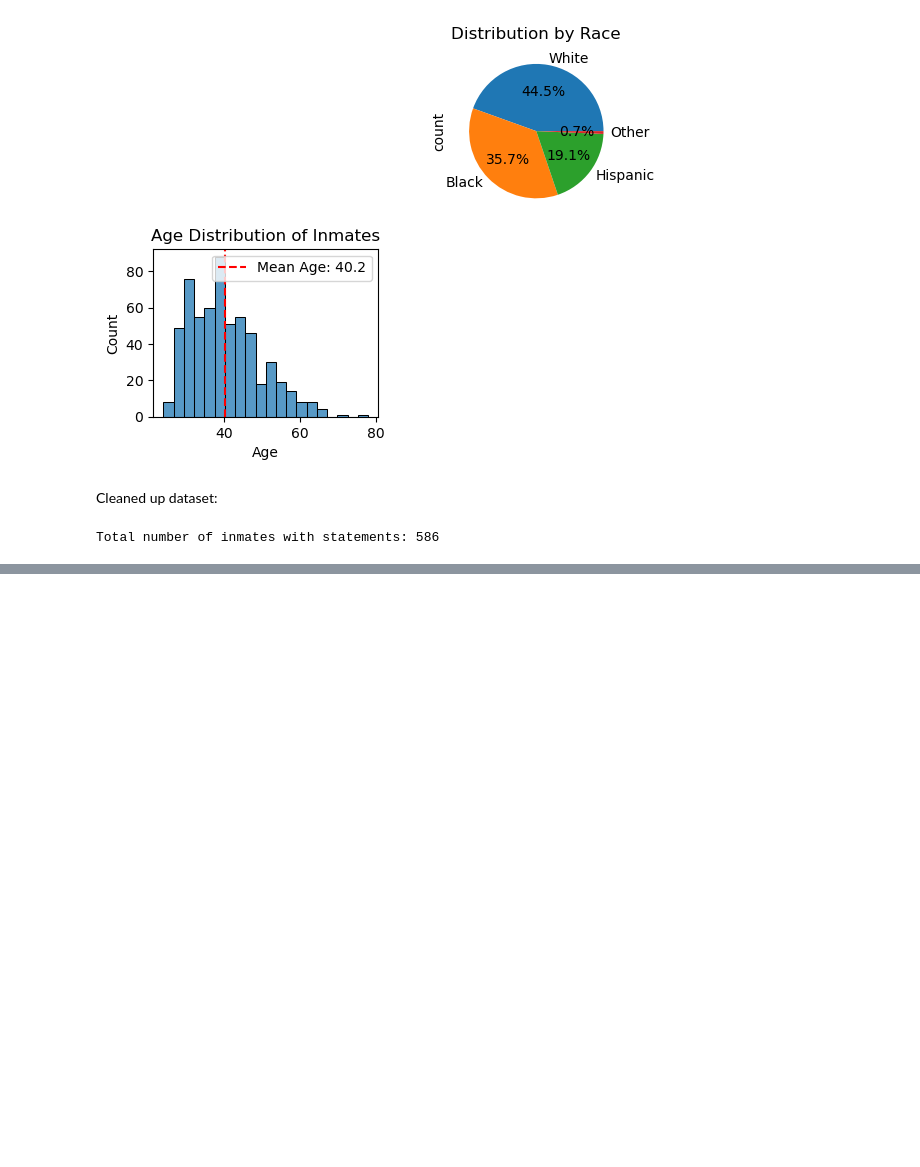
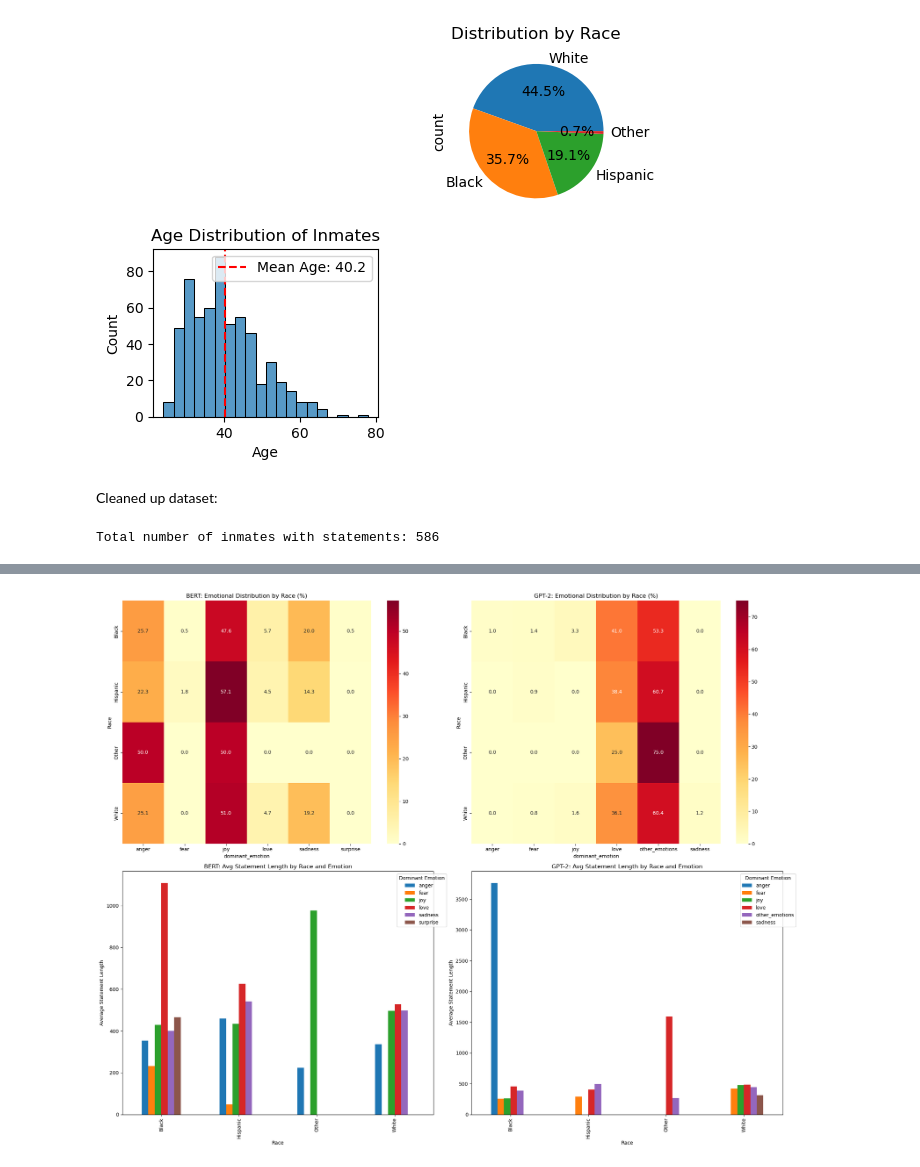
Before and after one commit to chvlsea/info498b-deathrow, a Jupyter notebook: project.ipynb, the cells around one changed output, grey strips where cells are left out. Drawn from its saved outputs; the diff is of its cells as text; code cells hidden in the pictures; blank space fills up the shorter version.

```diff
--- a/project.ipynb
+++ b/project.ipynb
@@ -92,0 +314,93 @@ Total number of inmates with statements: 586
+# %%
+# Analyze emotions by race/ethnicity for both models
+import matplotlib.pyplot as plt
+import seaborn as sns
+import numpy as np
+
+# Create subplots
+fig, ((ax1, ax2), (ax3, ax4)) = plt.subplots(2, 2, figsize=(20, 16))
+
+# 1. Emotion Distribution by Race for BERT
+race_emotion_bert = pd.crosstab(df['Race'], bert_results['dominant_emotion'], normalize='index') * 100
+sns.heatmap(race_emotion_bert, annot=True, fmt='.1f', cmap='YlOrRd', ax=ax1)
+ax1.set_title('BERT: Emotional Distribution by Race (%)')
+ax1.set_ylabel('Race')
+
+# 2. Emotion Distribution by Race for GPT-2
+race_emotion_gpt2 = pd.crosstab(df['Race'], results['dominant_emotion'], normalize='index') * 100
+sns.heatmap(race_emotion_gpt2, annot=True, fmt='.1f', cmap='YlOrRd', ax=ax2)
+ax2.set_title('GPT-2: Emotional Distribution by Race (%)')
+ax2.set_ylabel('Race')
+
+# 3. Average Statement Length by Race and Dominant Emotion
+df['statement_length'] = df['Last Statement'].str.len()
+
+# For BERT
+bert_length_analysis = df.groupby(['Race', bert_results['dominant_emotion']])['statement_length'].mean().unstack()
+bert_length_analysis.plot(kind='bar', ax=ax3)
+ax3.set_title('BERT: Avg Statement Length by Race and Emotion')
+ax3.set_xlabel('Race')
+ax3.set_ylabel('Average Statement Length')
+ax3.legend(title='Dominant Emotion', bbox_to_anchor=(1.05, 1))
+
+# For GPT-2
+gpt2_length_analysis = df.groupby(['Race', results['dominant_emotion']])['statement_length'].mean().unstack()
+gpt2_length_analysis.plot(kind='bar', ax=ax4)
+ax4.set_title('GPT-2: Avg Statement Length by Race and Emotion')
+ax4.set_xlabel('Race')
+ax4.set_ylabel('Average Statement Length')
+ax4.legend(title='Dominant Emotion', bbox_to_anchor=(1.05, 1))
+
+plt.tight_layout()
+plt.show()
+
+# Additional Analysis: Time Series of Emotions by Year
+fig, (ax5, ax6) = plt.subplots(2, 1, figsize=(15, 12))
+
+# Convert execution date to year
+df['Year'] = pd.to_datetime(df['Date']).dt.year
+
+# BERT Emotional trends over time by race
+bert_yearly = pd.crosstab([df['Year'], df['Race']],
+                         bert_results['dominant_emotion'],
+                         normalize='index') * 100
+
+bert_yearly.unstack().plot(marker='o', ax=ax5)
+ax5.set_title('BERT: Emotional Trends Over Time by Race')
+ax5.set_xlabel('Year')
+ax5.set_ylabel('Percentage of Emotions')
+ax5.legend(bbox_to_anchor=(1.05, 1))
+
+# GPT-2 Emotional trends over time by race
+gpt2_yearly = pd.crosstab([df['Year'], df['Race']],
+                         results['dominant_emotion'],
+                         normalize='index') * 100
+
+gpt2_yearly.unstack().plot(marker='o', ax=ax6)
+ax6.set_title('GPT-2: Emotional Trends Over Time by Race')
+ax6.set_xlabel('Year')
+ax6.set_ylabel('Percentage of Emotions')
+ax6.legend(bbox_to_anchor=(1.05, 1))
+
+plt.tight_layout()
+plt.show()
+
+# Print statistical analysis
+print("\nStatistical Analysis:")
+print("\nAverage Statement Length by Race:")
+print(df.groupby('Race')['statement_length'].agg(['mean', 'count', 'std']).round(2))
+
+# Chi-square test for independence between race and emotions
+from scipy.stats import chi2_contingency
+
+print("\nChi-square test for Race vs Emotions:")
+print("\nBERT Model:")
+chi2, p_val, dof, expected = chi2_contingency(pd.crosstab(df['Race'], bert_results['dominant_emotion']))
+print(f"Chi-square statistic: {chi2:.2f}")
+print(f"p-value: {p_val:.4f}")
+
+print("\nGPT-2 Model:")
+chi2, p_val, dof, expected = chi2_contingency(pd.crosstab(df['Race'], results['dominant_emotion']))
+print(f"Chi-square statistic: {chi2:.2f}")
+print(f"p-value: {p_val:.4f}")
+# %% [output]
@@ -92,0 +412 @@ Total number of inmates with statements: 586
+[figure, added]
```
Also changed, not shown: parts of 8 cells of this notebook.
